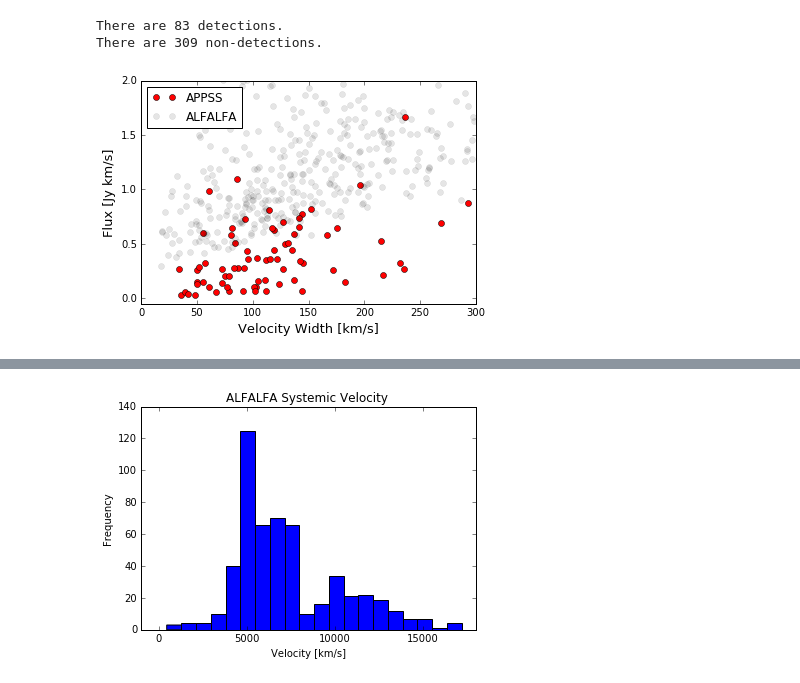
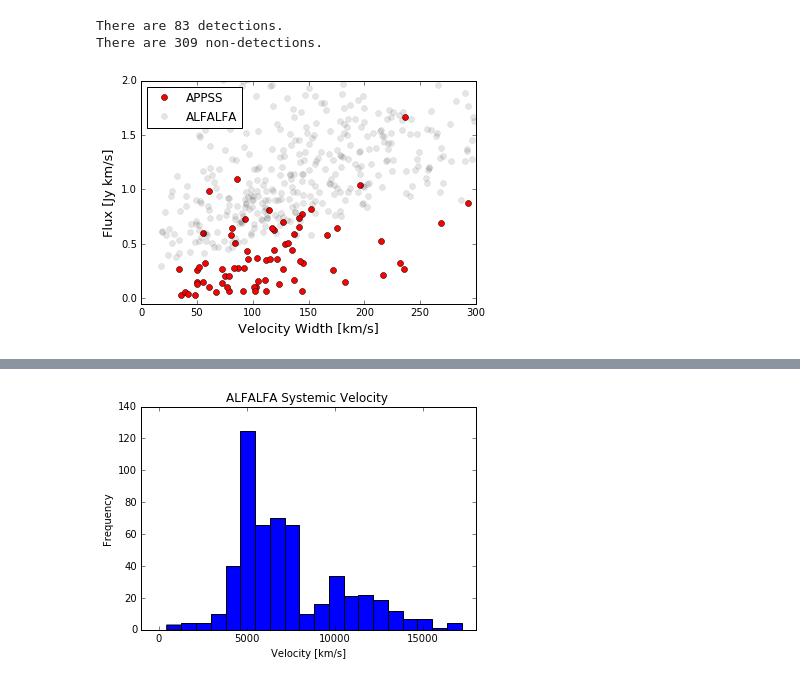
Before and after one commit to jsribaud/APPSS, a Jupyter notebook: UAT_code.ipynb, the cells around one changed output, grey strips where cells are left out. Cells and saved outputs as stored; diff of their text form; code cells hidden in the pictures.

Commit message:
fixed legend

```diff
--- a/UAT_code.ipynb
+++ b/UAT_code.ipynb
@@ -160,34 +160,35 @@ There are 309 non-detections.
 # %%
 HI = data_alf['usedecdeg']
 gooddec=(HI >= 33.5) & (HI <= 36.5)
 
 
 #w50 from reduced slice
 w50_appss=data_appss['W50']
 flux_appss=data_appss['Flux']
 
 #alfalfa data
 flux_alf=data_alf['HIflux']
 w50_alf=data_alf['W50']
 
 good_w50_alf=w50_alf[gooddec]
 good_flux_alf=flux_alf[gooddec]
 good_w50_appss=w50_appss[(w50_appss > 0)]
 good_flux_appss=flux_appss[(flux_appss > 0)]
 
 #figure of the velocity vs. flux of the appss slice and the alfalfa data
 plt.figure()
 plt.plot(good_w50_appss, good_flux_appss,'ro',label='APPSS')
 plt.plot(good_w50_alf, good_flux_alf,'ko', alpha=.1, label='ALFALFA') #only near dec 35, 1.5
 plt.xlabel('Velocity Width [km/s]',fontsize=13)
 plt.ylabel('Flux [Jy km/s]',fontsize=13)
 pylab.ylim([-.05,2]) #change the range on the y axis
 pylab.xlim([0,300]) #Change the range on the x axis
-plt.legend(loc =2)
+plt.legend(loc =2, numpoints = 1)
 fig = plt.gcf()
-#fig.savefig('flux_w50_both.pdf')
+
+fig.savefig('flux_w50_both.pdf')
 # %% [output]
-[figure, old version]
+[figure, new version]
 # %%
 #systemic velocity frequency of just my slice
 plt.figure(1)
```
Also changed, not shown: parts of 2 cells of this notebook.
